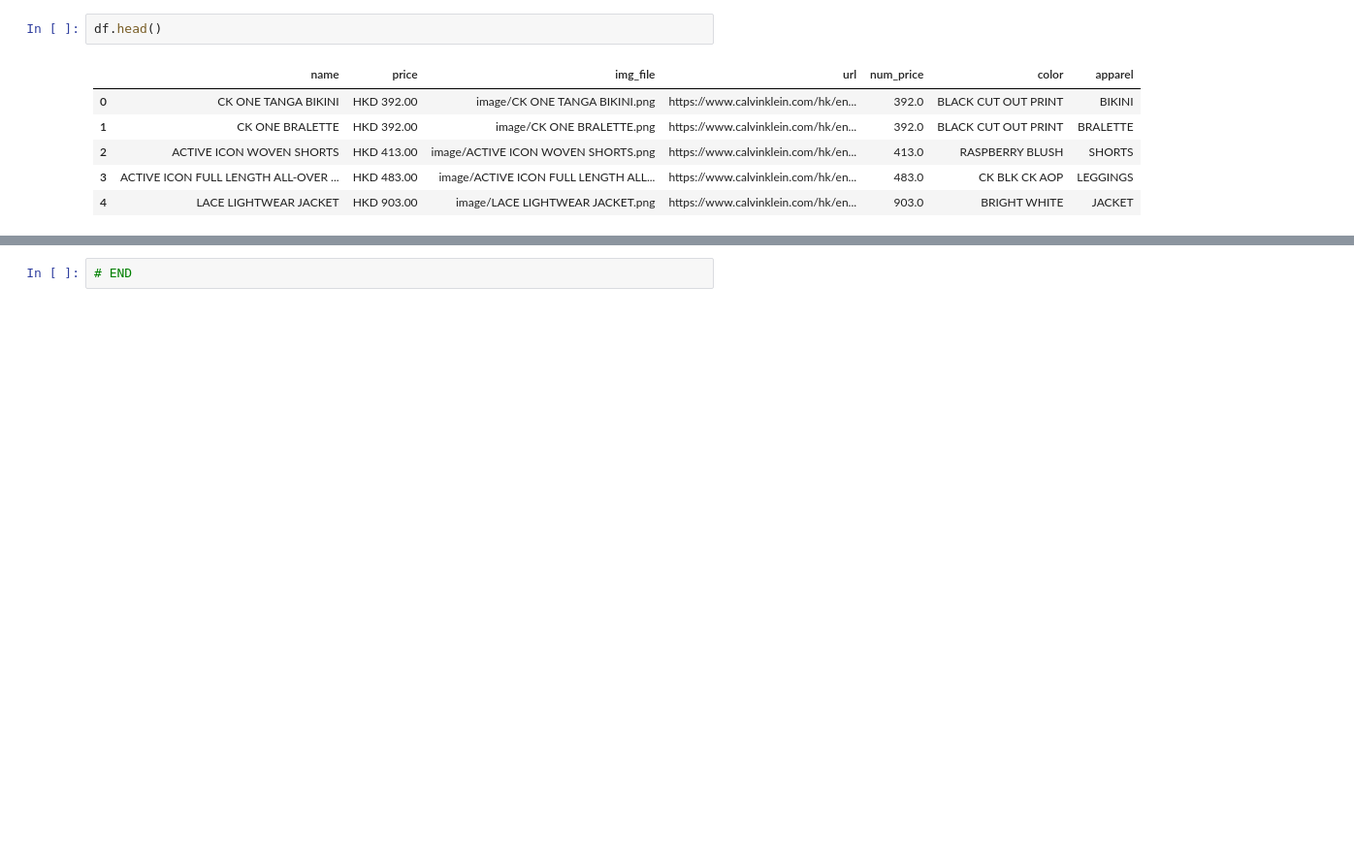
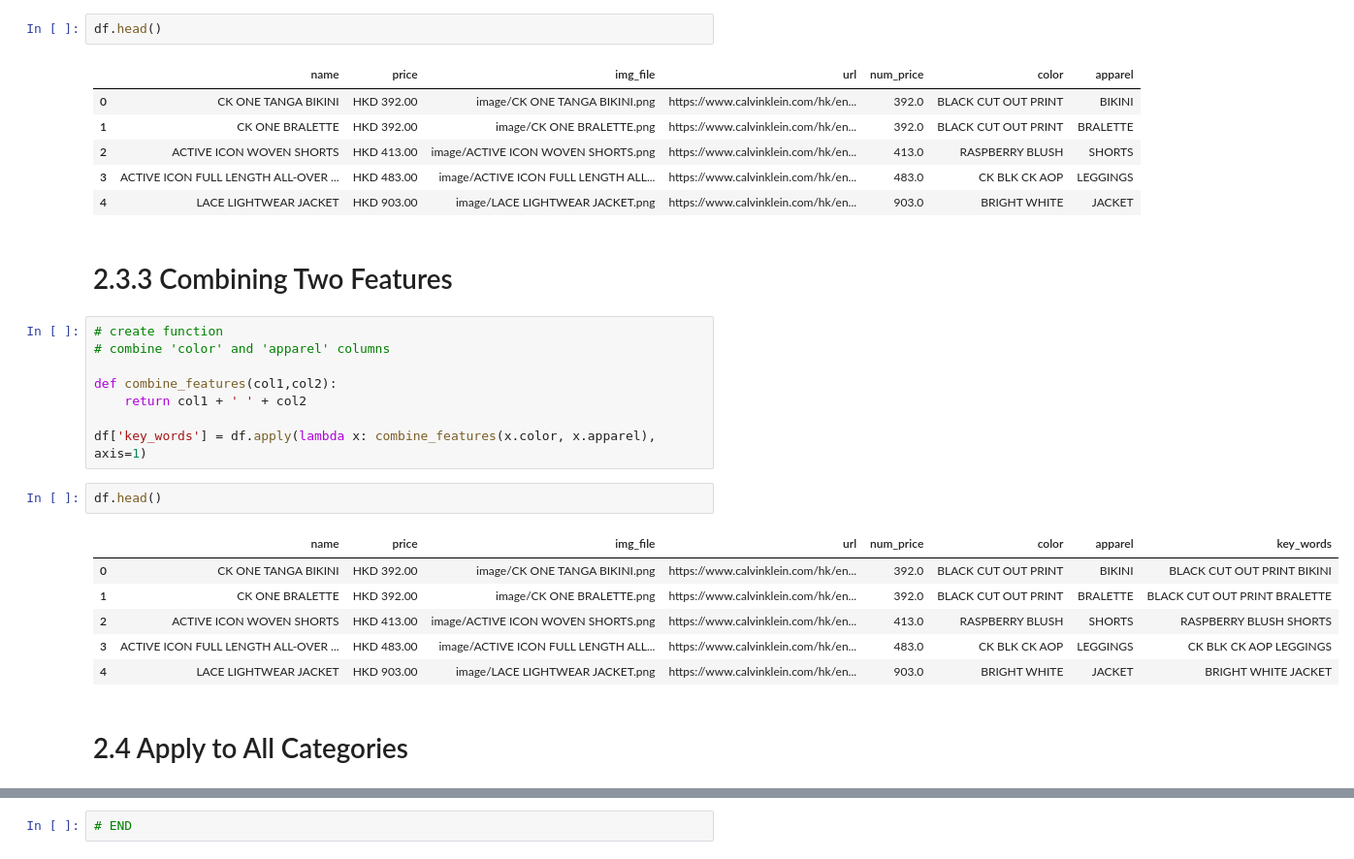
Before and after one commit to yatfungleung/amazon-fashion-recommendation, a Jupyter notebook: 2_data_cleaning.ipynb, the cells around one changed output, grey strips where cells are left out. Shown: that part at 97% size. Drawn from its saved outputs; the diff is of its cells as text; blank space fills up the shorter version.

```diff
--- a/2_data_cleaning.ipynb
+++ b/2_data_cleaning.ipynb
@@ -123,6 +123,27 @@ df.head()
 | 2 | ACTIVE ICON WOVEN SHORTS | HKD 413.00 | image/ACTIVE ICON WOVEN SHORTS.png | https://www.calvinklein.com/hk/en... | 413.0 | RASPBERRY BLUSH | SHORTS |
 | 3 | ACTIVE ICON FULL LENGTH ALL-OVER ... | HKD 483.00 | image/ACTIVE ICON FULL LENGTH ALL... | https://www.calvinklein.com/hk/en... | 483.0 | CK BLK CK AOP | LEGGINGS |
 | 4 | LACE LIGHTWEAR JACKET | HKD 903.00 | image/LACE LIGHTWEAR JACKET.png | https://www.calvinklein.com/hk/en... | 903.0 | BRIGHT WHITE | JACKET |
+# %% [markdown]
+# 2.3.3 Combining Two Features
+# %%
+# create function
+# combine 'color' and 'apparel' columns
+
+def combine_features(col1,col2):
+    return col1 + ' ' + col2
+
+df['key_words'] = df.apply(lambda x: combine_features(x.color, x.apparel), axis=1)
+# %%
+df.head()
+# %% [output]
+|  | name | price | img_file | url | num_price | color | apparel | key_words |
+| 0 | CK ONE TANGA BIKINI | HKD 392.00 | image/CK ONE TANGA BIKINI.png | https://www.calvinklein.com/hk/en... | 392.0 | BLACK CUT OUT PRINT | BIKINI | BLACK CUT OUT PRINT BIKINI |
+| 1 | CK ONE BRALETTE | HKD 392.00 | image/CK ONE BRALETTE.png | https://www.calvinklein.com/hk/en... | 392.0 | BLACK CUT OUT PRINT | BRALETTE | BLACK CUT OUT PRINT BRALETTE |
+| 2 | ACTIVE ICON WOVEN SHORTS | HKD 413.00 | image/ACTIVE ICON WOVEN SHORTS.png | https://www.calvinklein.com/hk/en... | 413.0 | RASPBERRY BLUSH | SHORTS | RASPBERRY BLUSH SHORTS |
+| 3 | ACTIVE ICON FULL LENGTH ALL-OVER ... | HKD 483.00 | image/ACTIVE ICON FULL LENGTH ALL... | https://www.calvinklein.com/hk/en... | 483.0 | CK BLK CK AOP | LEGGINGS | CK BLK CK AOP LEGGINGS |
+| 4 | LACE LIGHTWEAR JACKET | HKD 903.00 | image/LACE LIGHTWEAR JACKET.png | https://www.calvinklein.com/hk/en... | 903.0 | BRIGHT WHITE | JACKET | BRIGHT WHITE JACKET |
+# %% [markdown]
+# 2.4 Apply to All Categories
 # %%
 # for every category, amend the csv file
 
```
Also changed, not shown: parts of 4 cells of this notebook, 3 other files.
